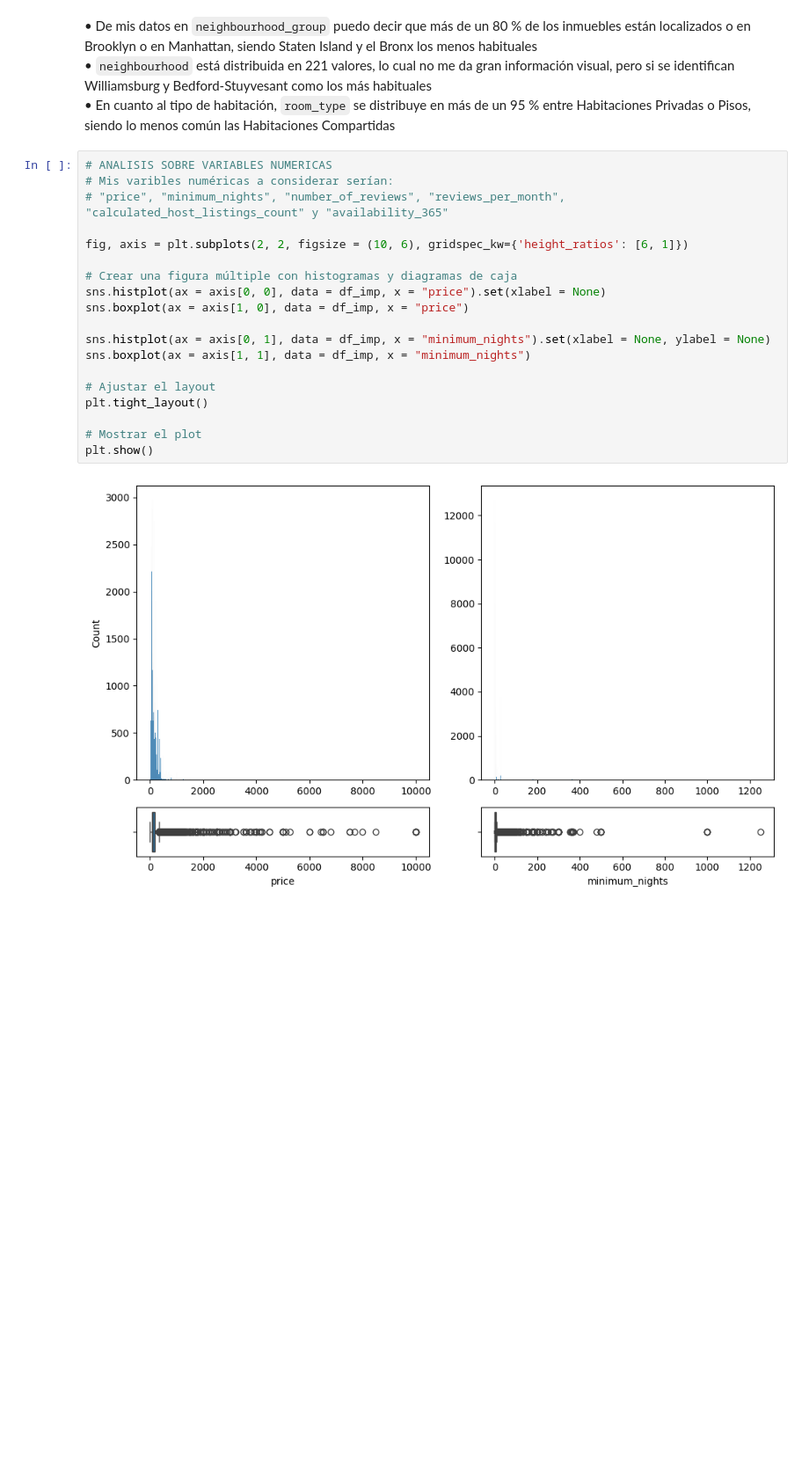
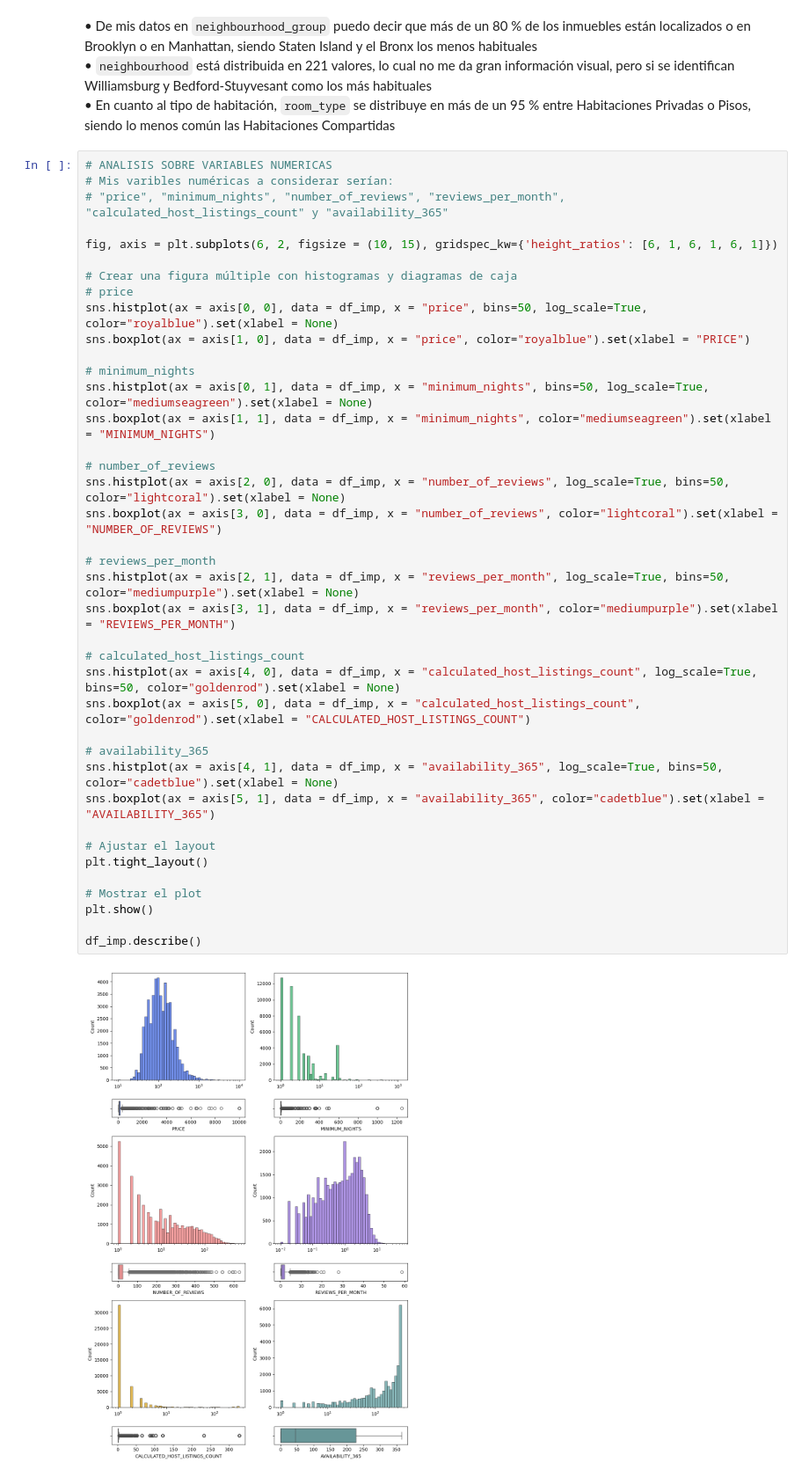
Before and after one commit to SSergito/basic-template-EDA-n-analysis, a Jupyter notebook: src/explore.ipynb, the cells around one changed output. Shown at 88% size. Cells and saved outputs as stored; diff of their text form; blank space fills up the shorter version.

```diff
--- a/src/explore.ipynb
+++ b/src/explore.ipynb
@@ -134,21 +134,41 @@ plt.show()
 # %%
 # ANALISIS SOBRE VARIABLES NUMERICAS
 # Mis varibles numéricas a considerar serían:
 # "price", "minimum_nights", "number_of_reviews", "reviews_per_month", "calculated_host_listings_count" y "availability_365"
 
-fig, axis = plt.subplots(2, 2, figsize = (10, 6), gridspec_kw={'height_ratios': [6, 1]})
+fig, axis = plt.subplots(6, 2, figsize = (10, 15), gridspec_kw={'height_ratios': [6, 1, 6, 1, 6, 1]})
 
 # Crear una figura múltiple con histogramas y diagramas de caja
-sns.histplot(ax = axis[0, 0], data = df_imp, x = "price").set(xlabel = None)
-sns.boxplot(ax = axis[1, 0], data = df_imp, x = "price")
+# price
+sns.histplot(ax = axis[0, 0], data = df_imp, x = "price", bins=50, log_scale=True, color="royalblue").set(xlabel = None)
+sns.boxplot(ax = axis[1, 0], data = df_imp, x = "price", color="royalblue").set(xlabel = "PRICE")
 
-sns.histplot(ax = axis[0, 1], data = df_imp, x = "minimum_nights").set(xlabel = None, ylabel = None)
-sns.boxplot(ax = axis[1, 1], data = df_imp, x = "minimum_nights")
+# minimum_nights
+sns.histplot(ax = axis[0, 1], data = df_imp, x = "minimum_nights", bins=50, log_scale=True, color="mediumseagreen").set(xlabel = None)
+sns.boxplot(ax = axis[1, 1], data = df_imp, x = "minimum_nights", color="mediumseagreen").set(xlabel = "MINIMUM_NIGHTS")
+
+# number_of_reviews
+sns.histplot(ax = axis[2, 0], data = df_imp, x = "number_of_reviews", log_scale=True, bins=50, color="lightcoral").set(xlabel = None)
+sns.boxplot(ax = axis[3, 0], data = df_imp, x = "number_of_reviews", color="lightcoral").set(xlabel = "NUMBER_OF_REVIEWS")
+
+# reviews_per_month
+sns.histplot(ax = axis[2, 1], data = df_imp, x = "reviews_per_month", log_scale=True, bins=50, color="mediumpurple").set(xlabel = None)
+sns.boxplot(ax = axis[3, 1], data = df_imp, x = "reviews_per_month", color="mediumpurple").set(xlabel = "REVIEWS_PER_MONTH")
+
+# calculated_host_listings_count
+sns.histplot(ax = axis[4, 0], data = df_imp, x = "calculated_host_listings_count", log_scale=True, bins=50, color="goldenrod").set(xlabel = None)
+sns.boxplot(ax = axis[5, 0], data = df_imp, x = "calculated_host_listings_count", color="goldenrod").set(xlabel = "CALCULATED_HOST_LISTINGS_COUNT")
+
+# availability_365
+sns.histplot(ax = axis[4, 1], data = df_imp, x = "availability_365", log_scale=True, bins=50, color="cadetblue").set(xlabel = None)
+sns.boxplot(ax = axis[5, 1], data = df_imp, x = "availability_365", color="cadetblue").set(xlabel = "AVAILABILITY_365")
 
 # Ajustar el layout
 plt.tight_layout()
 
 # Mostrar el plot
 plt.show()
+
+df_imp.describe()
 # %% [output]
-[figure, old version]
+[figure, new version]
```
Also changed, not shown: parts of 4 cells of this notebook.
